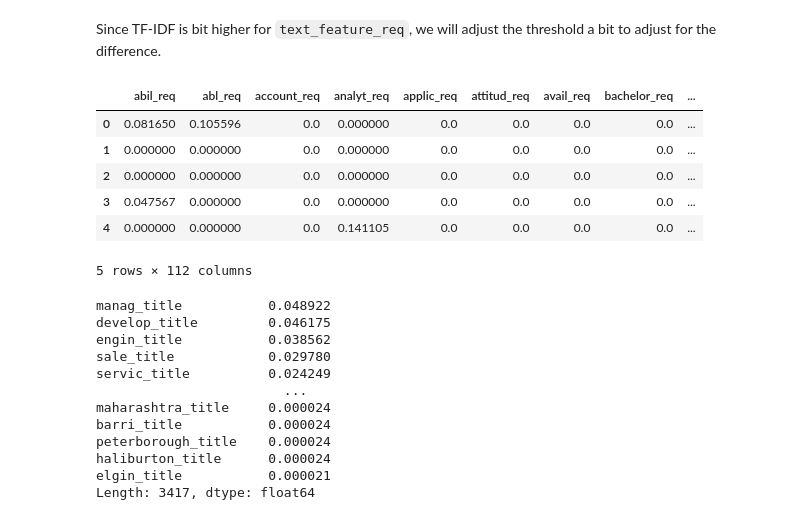
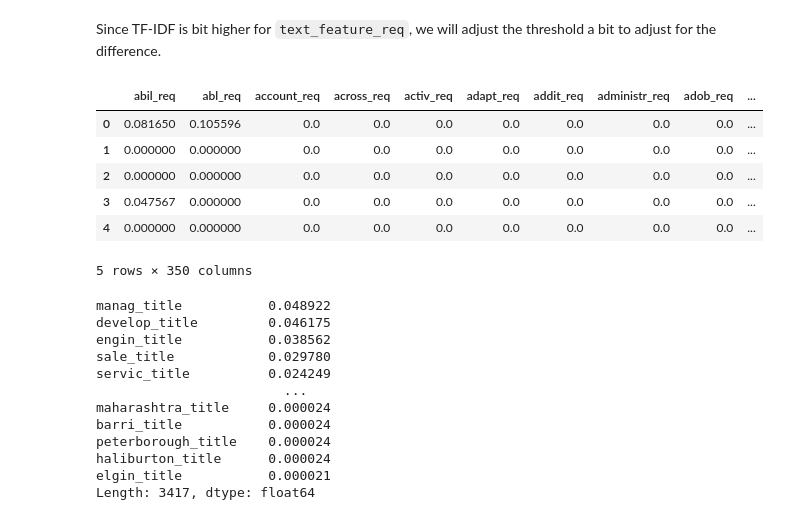
Before and after one commit to dhcheong/ClassifyingFake, a Jupyter notebook: FST.ipynb, the cells around one changed output. Cells and saved outputs as stored; diff of their text form; code cells hidden in the pictures.

Commit message:
finished with text feature selection

```diff
--- a/FST.ipynb
+++ b/FST.ipynb
@@ -94,17 +104,17 @@ Length: 34256, dtype: float64
 # %% [markdown]
 Since TF-IDF is bit higher for `text_feature_req`, we will adjust the threshold a bit to adjust for the difference.
 # %%
-select_req = mean_req > 0.007
+select_req = mean_req > 0.003
 selected_features_req = text_features_req.loc[:, select_req]
 selected_features_req.head()
 # %% [output]
-|  | abil_req | abl_req | account_req | analyt_req | applic_req | attitud_req | avail_req | bachelor_req | ... |
-| 0 | 0.081650 | 0.105596 | 0.0 | 0.000000 | 0.0 | 0.0 | 0.0 | 0.0 | ... |
-| 1 | 0.000000 | 0.000000 | 0.0 | 0.000000 | 0.0 | 0.0 | 0.0 | 0.0 | ... |
-| 2 | 0.000000 | 0.000000 | 0.0 | 0.000000 | 0.0 | 0.0 | 0.0 | 0.0 | ... |
-| 3 | 0.047567 | 0.000000 | 0.0 | 0.000000 | 0.0 | 0.0 | 0.0 | 0.0 | ... |
-| 4 | 0.000000 | 0.000000 | 0.0 | 0.141105 | 0.0 | 0.0 | 0.0 | 0.0 | ... |
+|  | abil_req | abl_req | account_req | across_req | activ_req | adapt_req | addit_req | administr_req | adob_req | ... |
+| 0 | 0.081650 | 0.105596 | 0.0 | 0.0 | 0.0 | 0.0 | 0.0 | 0.0 | 0.0 | ... |
+| 1 | 0.000000 | 0.000000 | 0.0 | 0.0 | 0.0 | 0.0 | 0.0 | 0.0 | 0.0 | ... |
+| 2 | 0.000000 | 0.000000 | 0.0 | 0.0 | 0.0 | 0.0 | 0.0 | 0.0 | 0.0 | ... |
+| 3 | 0.047567 | 0.000000 | 0.0 | 0.0 | 0.0 | 0.0 | 0.0 | 0.0 | 0.0 | ... |
+| 4 | 0.000000 | 0.000000 | 0.0 | 0.0 | 0.0 | 0.0 | 0.0 | 0.0 | 0.0 | ... |
-5 rows × 112 columns
+5 rows × 350 columns
 # %%
 mean_title = text_features_title.sum() / 14304
 mean_title.sort_values(ascending = False)
```
Also changed, not shown: parts of 17 cells of this notebook, 4 other files.
